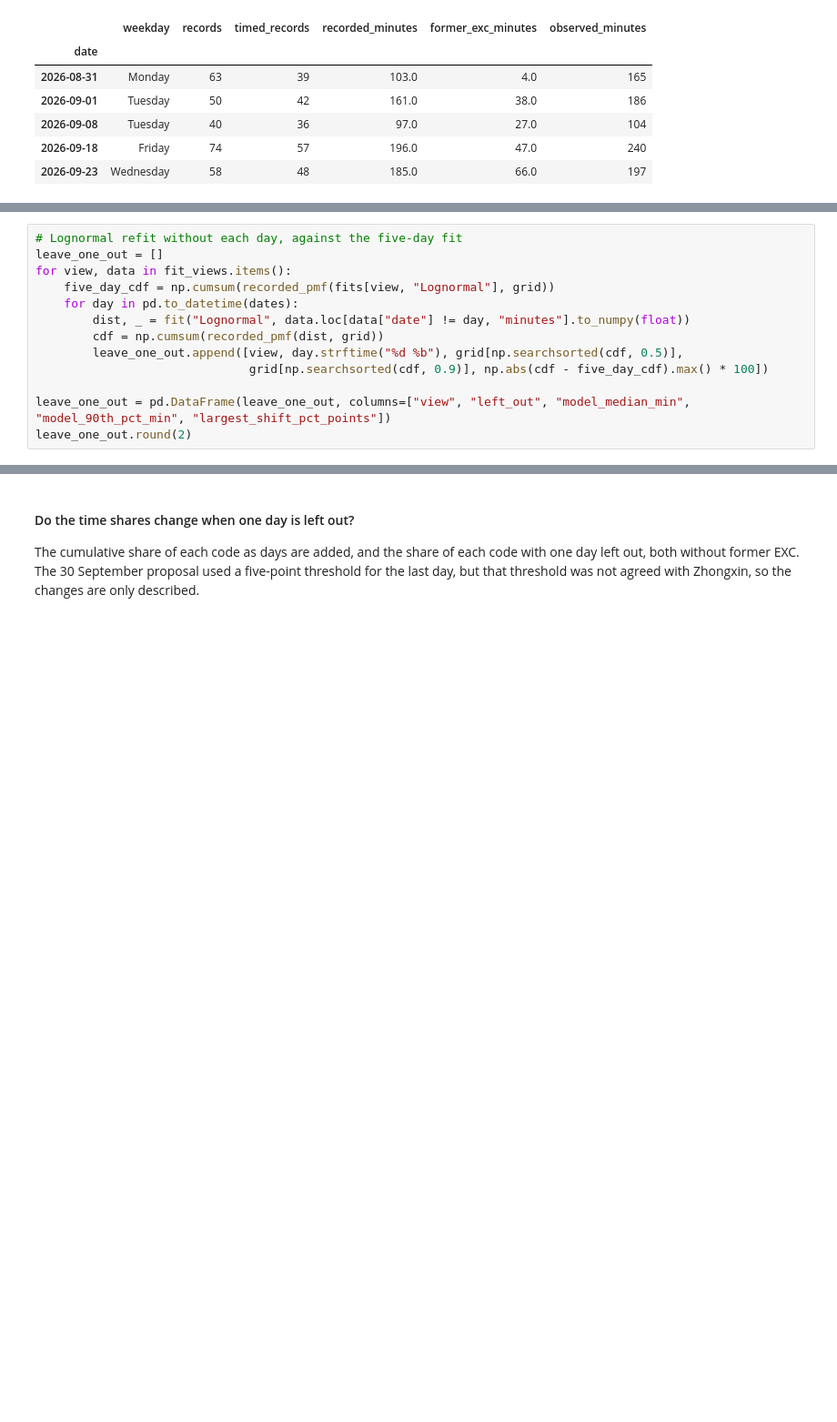
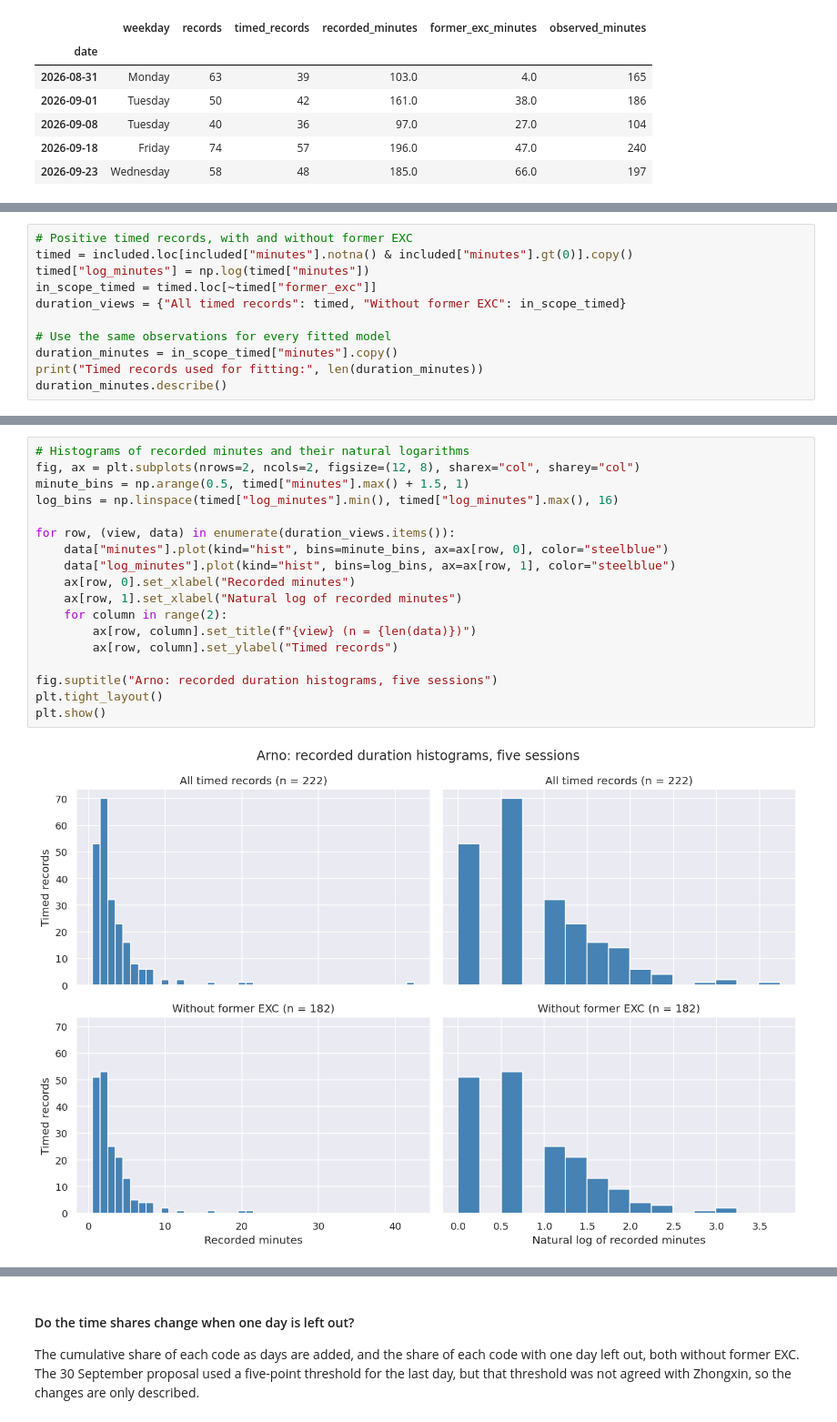
Before and after one commit to Luuuuuig/Bachelor-End-Project, a Jupyter notebook: Arno_Analysis_2026_10_02.ipynb, the cells around one changed output, grey strips where cells are left out. Shown at 91% size. Saved outputs shown, nothing was run; the diff lists cells and outputs as text; blank space fills up the shorter version.

```diff
--- a/Arno_Analysis_2026_10_02.ipynb
+++ b/Arno_Analysis_2026_10_02.ipynb
@@ -413,13 +253,0 @@ Refit the lognormal without each day in turn and compare it with the five-day fi
-# %%
-# Lognormal refit without each day, against the five-day fit
-leave_one_out = []
-for view, data in fit_views.items():
-    five_day_cdf = np.cumsum(recorded_pmf(fits[view, "Lognormal"], grid))
-    for day in pd.to_datetime(dates):
-        dist, _ = fit("Lognormal", data.loc[data["date"] != day, "minutes"].to_numpy(float))
-        cdf = np.cumsum(recorded_pmf(dist, grid))
-        leave_one_out.append([view, day.strftime("%d %b"), grid[np.searchsorted(cdf, 0.5)],
-                              grid[np.searchsorted(cdf, 0.9)], np.abs(cdf - five_day_cdf).max() * 100])
-
-leave_one_out = pd.DataFrame(leave_one_out, columns=["view", "left_out", "model_median_min", "model_90th_pct_min", "largest_shift_pct_points"])
-leave_one_out.round(2)
@@ -437,0 +266,11 @@ leave_one_out.round(2)
+# %%
+# Positive timed records, with and without former EXC
+timed = included.loc[included["minutes"].notna() & included["minutes"].gt(0)].copy()
+timed["log_minutes"] = np.log(timed["minutes"])
+in_scope_timed = timed.loc[~timed["former_exc"]]
+duration_views = {"All timed records": timed, "Without former EXC": in_scope_timed}
+
+# Use the same observations for every fitted model
+duration_minutes = in_scope_timed["minutes"].copy()
+print("Timed records used for fitting:", len(duration_minutes))
+duration_minutes.describe()
@@ -437,0 +288,20 @@ leave_one_out.round(2)
+# %%
+# Histograms of recorded minutes and their natural logarithms
+fig, ax = plt.subplots(nrows=2, ncols=2, figsize=(12, 8), sharex="col", sharey="col")
+minute_bins = np.arange(0.5, timed["minutes"].max() + 1.5, 1)
+log_bins = np.linspace(timed["log_minutes"].min(), timed["log_minutes"].max(), 16)
+
+for row, (view, data) in enumerate(duration_views.items()):
+    data["minutes"].plot(kind="hist", bins=minute_bins, ax=ax[row, 0], color="steelblue")
+    data["log_minutes"].plot(kind="hist", bins=log_bins, ax=ax[row, 1], color="steelblue")
+    ax[row, 0].set_xlabel("Recorded minutes")
+    ax[row, 1].set_xlabel("Natural log of recorded minutes")
+    for column in range(2):
+        ax[row, column].set_title(f"{view} (n = {len(data)})")
+        ax[row, column].set_ylabel("Timed records")
+
+fig.suptitle("Arno: recorded duration histograms, five sessions")
+plt.tight_layout()
+plt.show()
+# %% [output]
+[figure, added]
```
Also changed, not shown: parts of 51 cells of this notebook.
